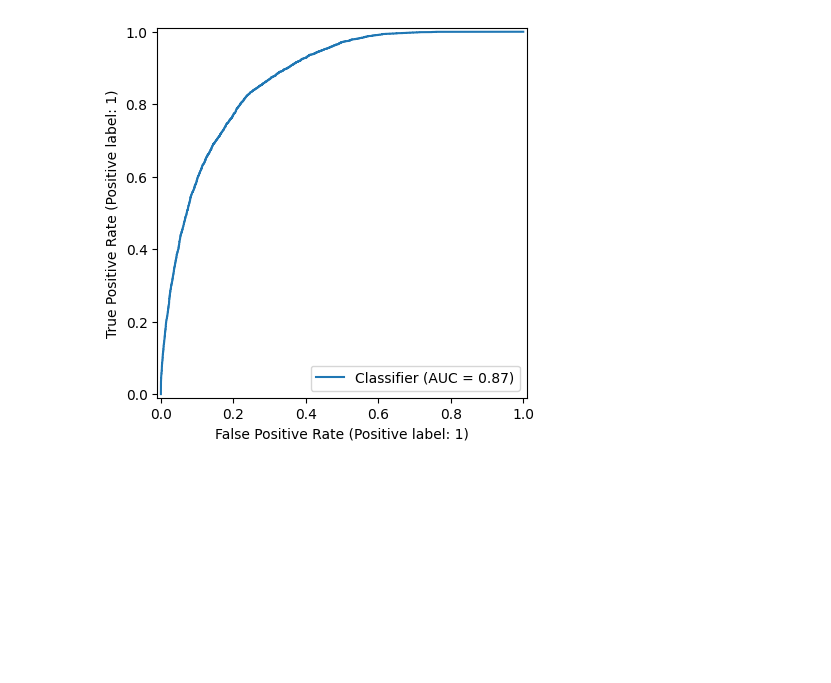
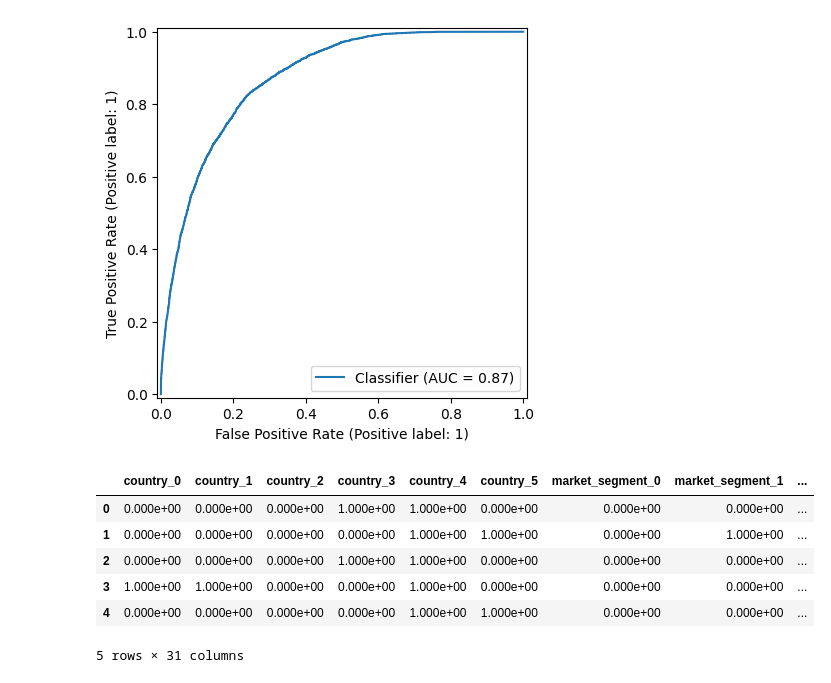
Before and after one commit to alhamfebian/pwdk-final-project-jcds, a Jupyter notebook: HotelDemandBooking.ipynb, the cells around one changed output. Cells and saved outputs as stored; diff of their text form; code cells hidden in the pictures; blank space fills up the shorter version.

```diff
--- a/HotelDemandBooking.ipynb
+++ b/HotelDemandBooking.ipynb
@@ -1679,3 +1617,28 @@ roc_auc = roc_auc_score(y_test, y_pred_proba[:,1])
 auc_display =  RocCurveDisplay.from_predictions(y_test, y_pred_proba[:,1]).roc_auc
 # %% [output]
 [figure]
+# %%
+preprocessor = best_model.named_steps['preprocess']
+X_transformed = preprocessor.transform(X_test)
+# Get encoded categorical feature names
+encoder = preprocessor.named_transformers_['cat_preprocessing'].named_steps['encode']
+encoded_cat_features = encoder.get_feature_names_out(input_features=categorical_cols)
+
+# Get numerical column names
+num_features = num_cols_names
+
+# Combine all
+all_feature_names = list(encoded_cat_features) + num_features
+import pandas as pd
+
+X_transformed_df = pd.DataFrame(X_transformed, columns=all_feature_names)
+X_transformed_df['target'] = y_test.reset_index(drop=True)
+X_transformed_df.head()
+# %% [output]
+|  | country_0 | country_1 | country_2 | country_3 | country_4 | country_5 | market_segment_0 | market_segment_1 | ... |
+| 0 | 0.000e+00 | 0.000e+00 | 0.000e+00 | 1.000e+00 | 1.000e+00 | 0.000e+00 | 0.000e+00 | 0.000e+00 | ... |
+| 1 | 0.000e+00 | 0.000e+00 | 0.000e+00 | 0.000e+00 | 1.000e+00 | 1.000e+00 | 0.000e+00 | 1.000e+00 | ... |
+| 2 | 0.000e+00 | 0.000e+00 | 0.000e+00 | 1.000e+00 | 1.000e+00 | 0.000e+00 | 0.000e+00 | 0.000e+00 | ... |
+| 3 | 1.000e+00 | 1.000e+00 | 0.000e+00 | 0.000e+00 | 1.000e+00 | 0.000e+00 | 0.000e+00 | 0.000e+00 | ... |
+| 4 | 0.000e+00 | 0.000e+00 | 0.000e+00 | 0.000e+00 | 1.000e+00 | 1.000e+00 | 0.000e+00 | 0.000e+00 | ... |
+5 rows × 31 columns
```
Also changed, not shown: parts of 20 cells of this notebook, 1 other file.
